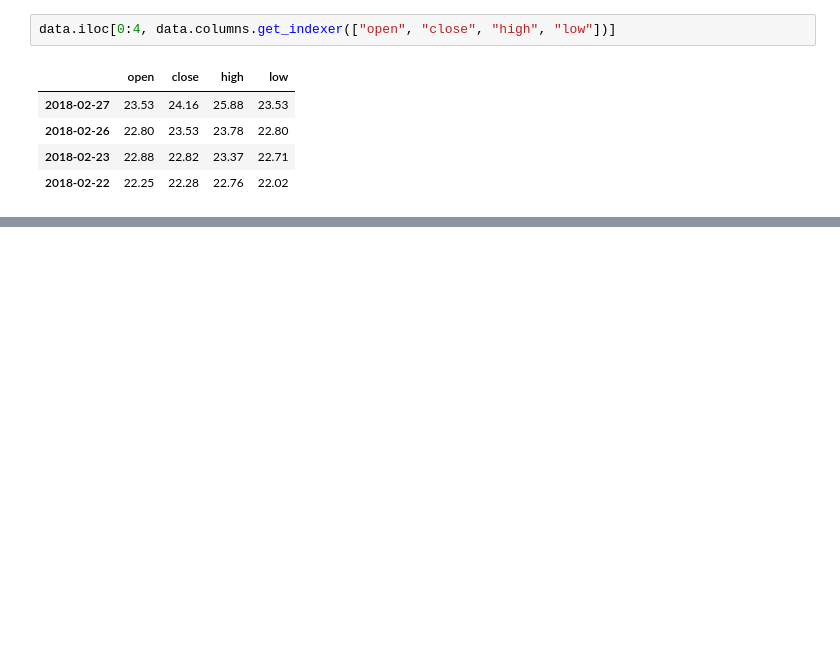
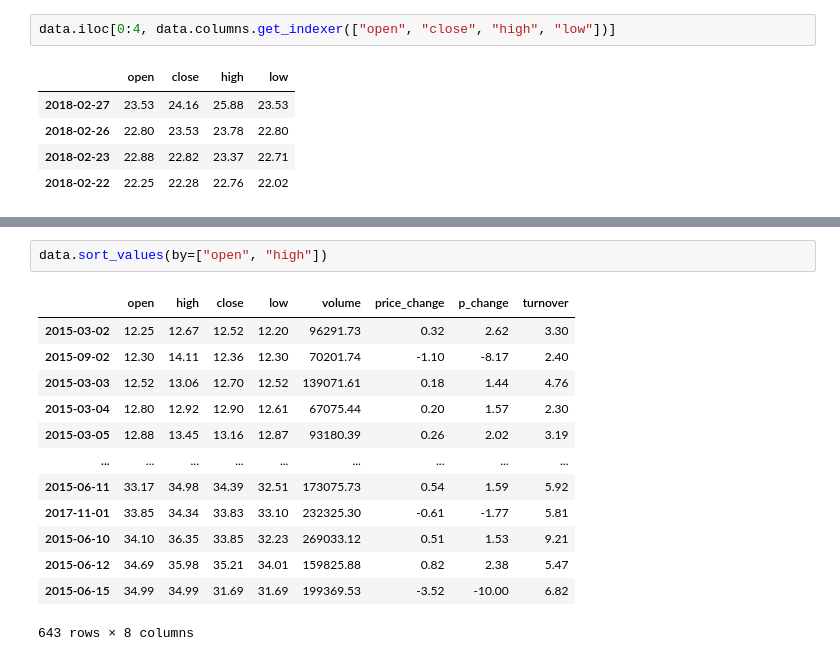
Before and after one commit to duycc/Python-Learning, a Jupyter notebook: Ch04-机器学习/05-pandas/03_基本数据操作.ipynb, the cells around one changed output, grey strips where cells are left out. Saved outputs shown, nothing was run; the diff lists cells and outputs as text; blank space fills up the shorter version.

```diff
--- a/Ch04-机器学习/05-pandas/03_基本数据操作.ipynb
+++ b/Ch04-机器学习/05-pandas/03_基本数据操作.ipynb
@@ -74,0 +102,16 @@ data.iloc[0:4, data.columns.get_indexer(["open", "close", "high", "low"])]
+# %%
+data.sort_values(by=["open", "high"])
+# %% [output]
+|  | open | high | close | low | volume | price_change | p_change | turnover |
+| 2015-03-02 | 12.25 | 12.67 | 12.52 | 12.20 | 96291.73 | 0.32 | 2.62 | 3.30 |
+| 2015-09-02 | 12.30 | 14.11 | 12.36 | 12.30 | 70201.74 | -1.10 | -8.17 | 2.40 |
+| 2015-03-03 | 12.52 | 13.06 | 12.70 | 12.52 | 139071.61 | 0.18 | 1.44 | 4.76 |
+| 2015-03-04 | 12.80 | 12.92 | 12.90 | 12.61 | 67075.44 | 0.20 | 1.57 | 2.30 |
+| 2015-03-05 | 12.88 | 13.45 | 13.16 | 12.87 | 93180.39 | 0.26 | 2.02 | 3.19 |
+| ... | ... | ... | ... | ... | ... | ... | ... | ... |
+| 2015-06-11 | 33.17 | 34.98 | 34.39 | 32.51 | 173075.73 | 0.54 | 1.59 | 5.92 |
+| 2017-11-01 | 33.85 | 34.34 | 33.83 | 33.10 | 232325.30 | -0.61 | -1.77 | 5.81 |
+| 2015-06-10 | 34.10 | 36.35 | 33.85 | 32.23 | 269033.12 | 0.51 | 1.53 | 9.21 |
+| 2015-06-12 | 34.69 | 35.98 | 35.21 | 34.01 | 159825.88 | 0.82 | 2.38 | 5.47 |
+| 2015-06-15 | 34.99 | 34.99 | 31.69 | 31.69 | 199369.53 | -3.52 | -10.00 | 6.82 |
+643 rows × 8 columns
```
Also changed, not shown: parts of 6 cells of this notebook, 15 other files.
